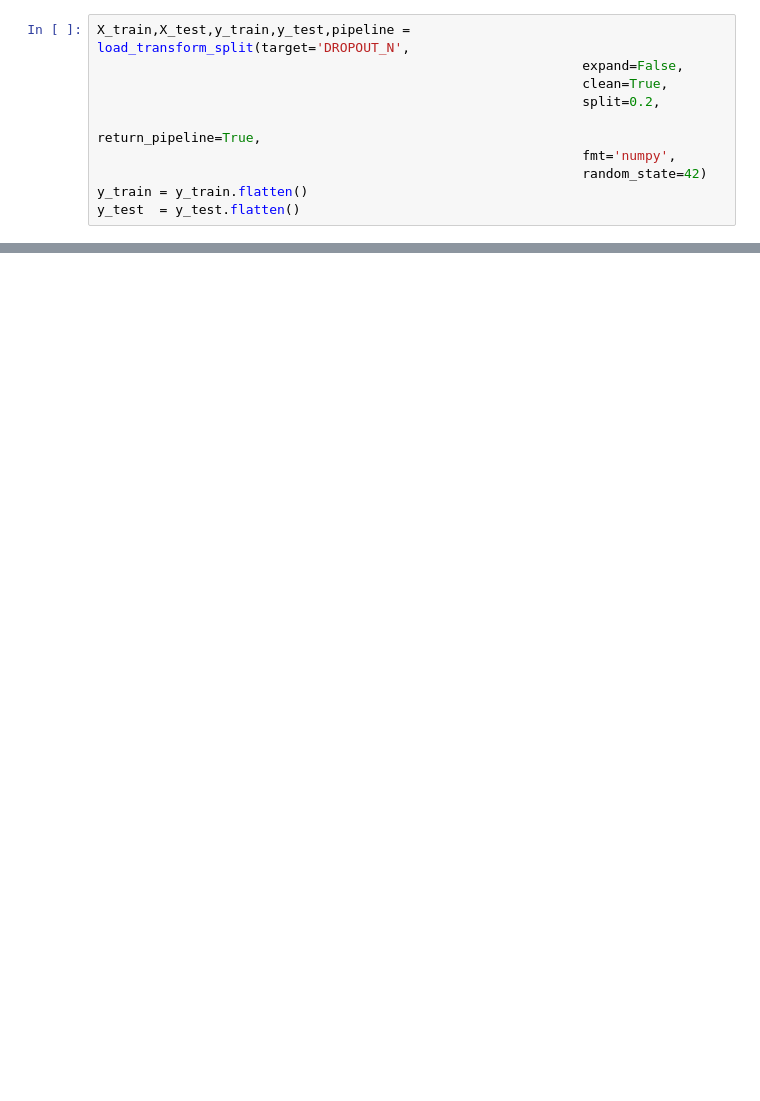
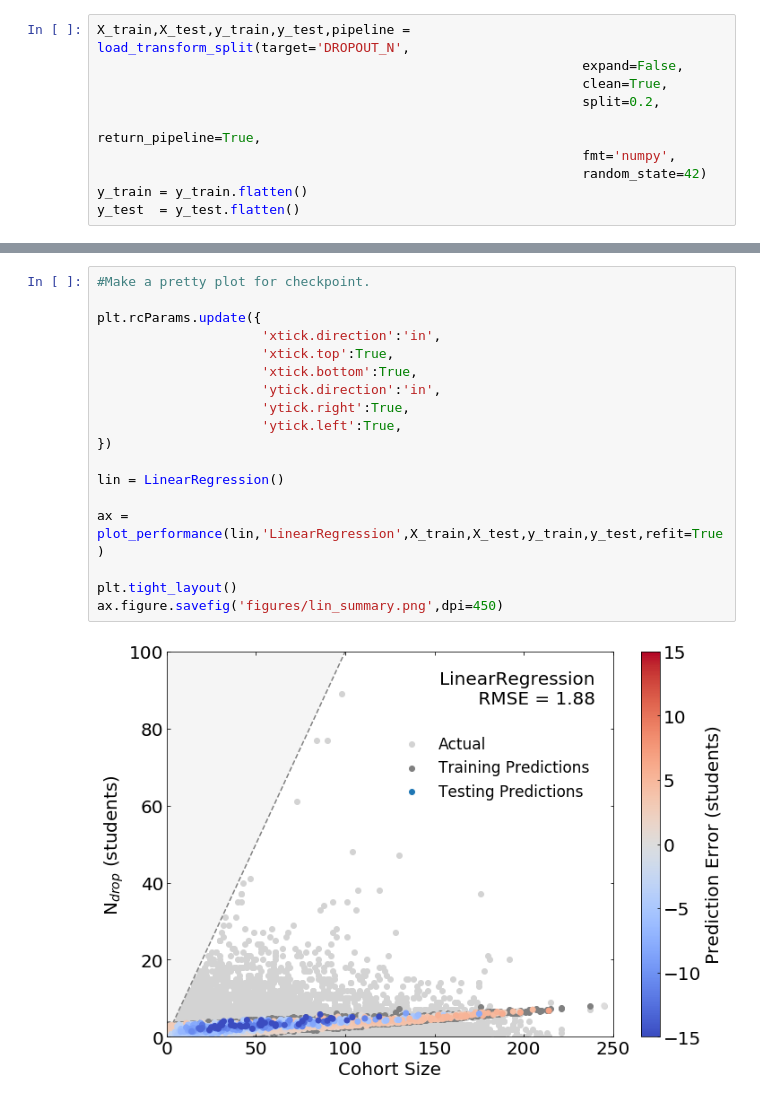
Before and after one commit to andytaylor823/CS-4774-Final-Project, a Jupyter notebook: linearregression.ipynb, the cells around one changed output, grey strips where cells are left out. Cells and saved outputs as stored; diff of their text form; blank space fills up the shorter version.

```diff
--- a/linearregression.ipynb
+++ b/linearregression.ipynb
@@ -25,0 +26,20 @@ scatter_predvreal(y_test,y_pred,colorby=X_test[:,0])
+# %%
+#Make a pretty plot for checkpoint.
+
+plt.rcParams.update({
+                     'xtick.direction':'in',
+                     'xtick.top':True,
+                     'xtick.bottom':True,
+                     'ytick.direction':'in',
+                     'ytick.right':True,
+                     'ytick.left':True,
+})
+
+lin = LinearRegression()
+
+ax = plot_performance(lin,'LinearRegression',X_train,X_test,y_train,y_test,refit=True)
+
+plt.tight_layout()
+ax.figure.savefig('figures/lin_summary.png',dpi=450)
+# %% [output]
+[figure, added]
```
Also changed, not shown: parts of 2 cells of this notebook, 12 other files.
